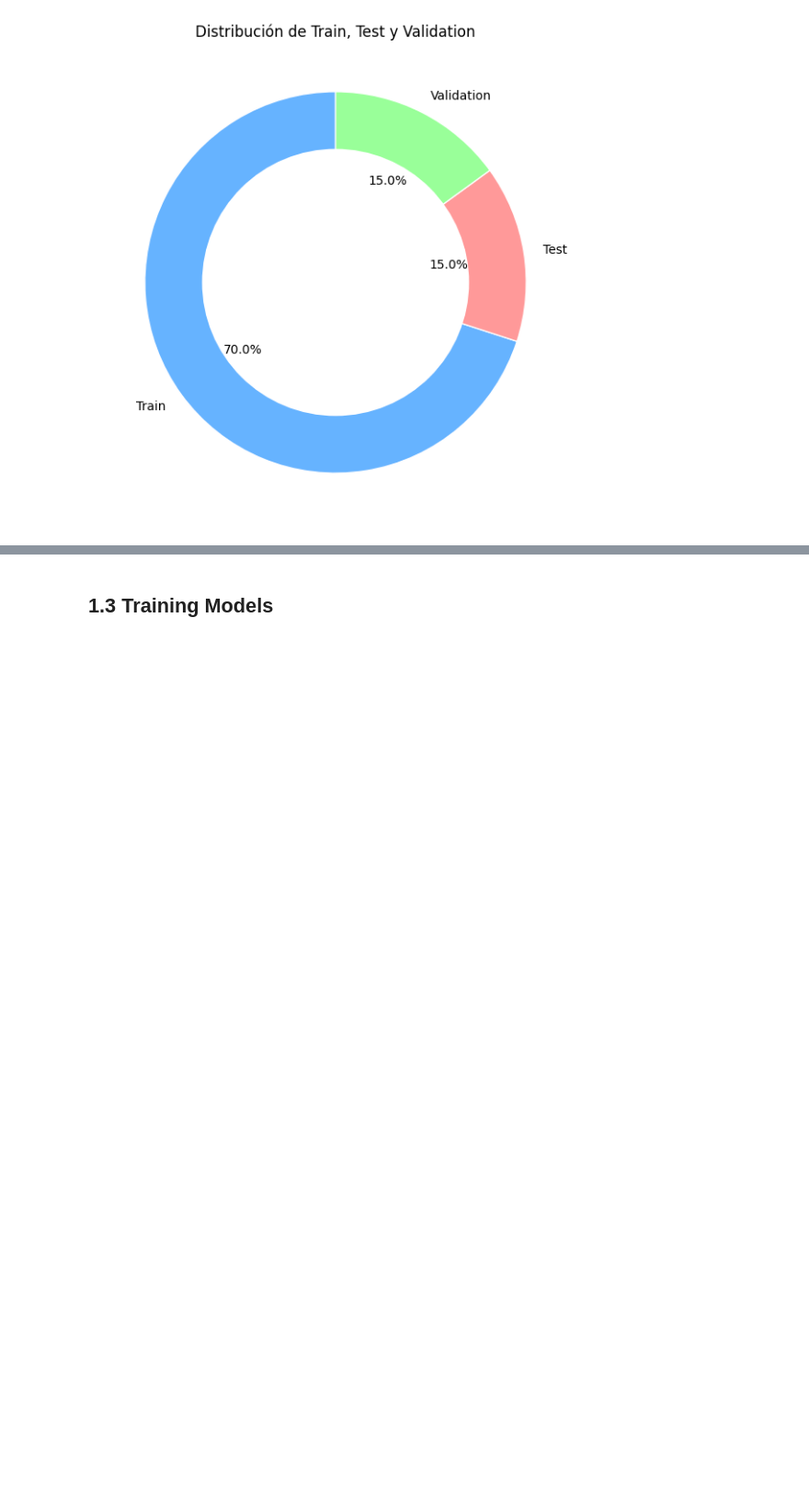
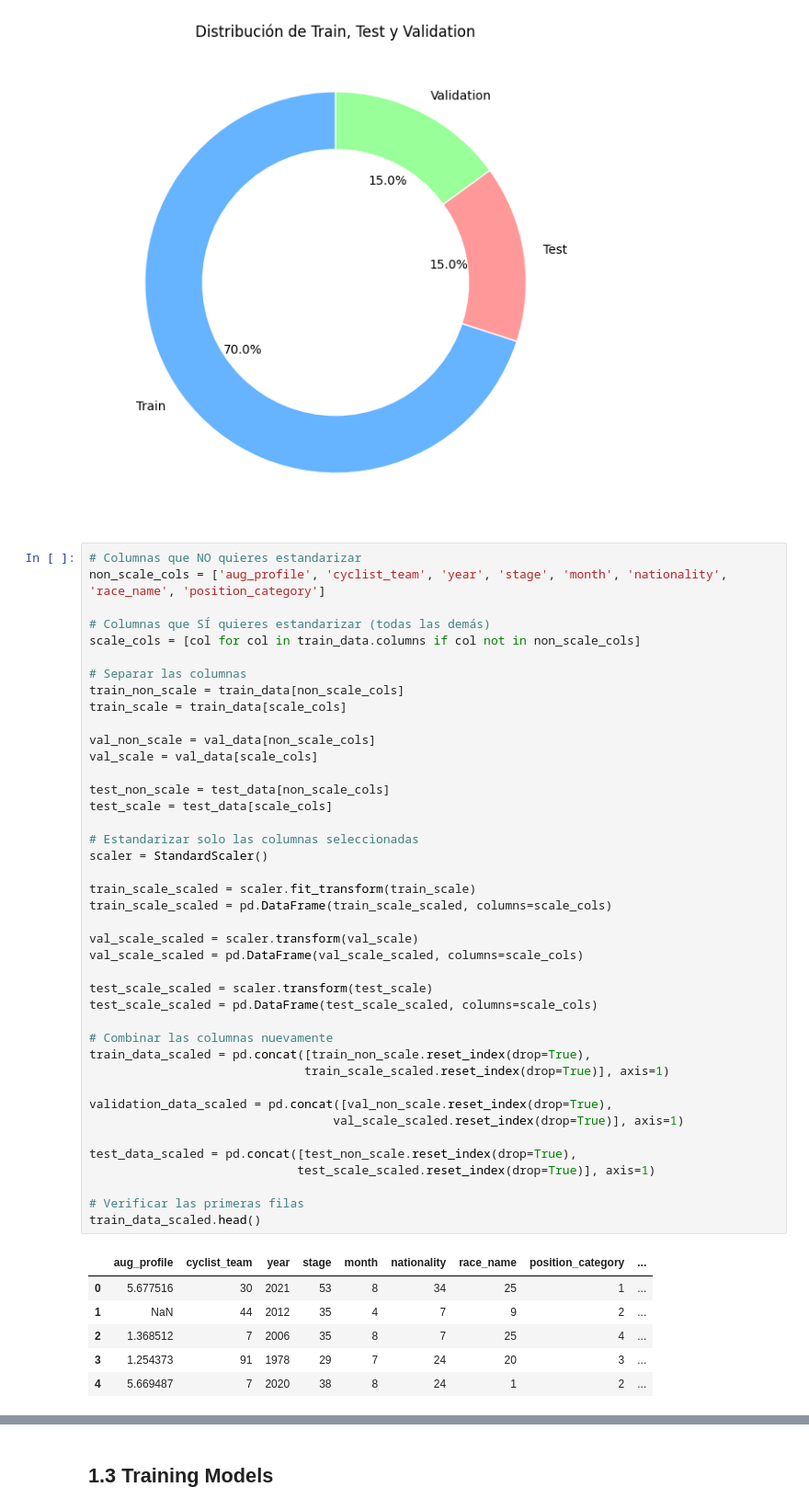
Before and after one commit to mariaviv27/Machine-Learning-Avanzado, a Jupyter notebook: machinelearning.ipynb, the cells around one changed output, grey strips where cells are left out. Shown: that part at 92% size. Drawn from its saved outputs; the diff is of its cells as text; blank space fills up the shorter version.

```diff
--- a/machinelearning.ipynb
+++ b/machinelearning.ipynb
@@ -483,6 +522,54 @@ plt.title("Distribución de Train, Test y Validation")
 plt.show()
 # %% [output]
 [figure]
+# %%
+# Columnas que NO quieres estandarizar
+non_scale_cols = ['aug_profile', 'cyclist_team', 'year', 'stage', 'month', 'nationality', 'race_name', 'position_category']
+
+# Columnas que SÍ quieres estandarizar (todas las demás)
+scale_cols = [col for col in train_data.columns if col not in non_scale_cols]
+
+# Separar las columnas
+train_non_scale = train_data[non_scale_cols]
+train_scale = train_data[scale_cols]
+
+val_non_scale = val_data[non_scale_cols]
+val_scale = val_data[scale_cols]
+
+test_non_scale = test_data[non_scale_cols]
+test_scale = test_data[scale_cols]
+
+# Estandarizar solo las columnas seleccionadas
+scaler = StandardScaler()
+
+train_scale_scaled = scaler.fit_transform(train_scale)
+train_scale_scaled = pd.DataFrame(train_scale_scaled, columns=scale_cols)
+
+val_scale_scaled = scaler.transform(val_scale)
+val_scale_scaled = pd.DataFrame(val_scale_scaled, columns=scale_cols)
+
+test_scale_scaled = scaler.transform(test_scale)
+test_scale_scaled = pd.DataFrame(test_scale_scaled, columns=scale_cols)
+
+# Combinar las columnas nuevamente
+train_data_scaled = pd.concat([train_non_scale.reset_index(drop=True),
+                              train_scale_scaled.reset_index(drop=True)], axis=1)
+
+validation_data_scaled = pd.concat([val_non_scale.reset_index(drop=True),
+                                  val_scale_scaled.reset_index(drop=True)], axis=1)
+
+test_data_scaled = pd.concat([test_non_scale.reset_index(drop=True),
+                             test_scale_scaled.reset_index(drop=True)], axis=1)
+
+# Verificar las primeras filas
+train_data_scaled.head()
+# %% [output]
+|  | aug_profile | cyclist_team | year | stage | month | nationality | race_name | position_category | ... |
+| 0 | 5.677516 | 30 | 2021 | 53 | 8 | 34 | 25 | 1 | ... |
+| 1 | NaN | 44 | 2012 | 35 | 4 | 7 | 9 | 2 | ... |
+| 2 | 1.368512 | 7 | 2006 | 35 | 8 | 7 | 25 | 4 | ... |
+| 3 | 1.254373 | 91 | 1978 | 29 | 7 | 24 | 20 | 3 | ... |
+| 4 | 5.669487 | 7 | 2020 | 38 | 8 | 24 | 1 | 2 | ... |
 # %%
 target_column = 'position_category'
 
```
Also changed, not shown: parts of 11 cells of this notebook.
